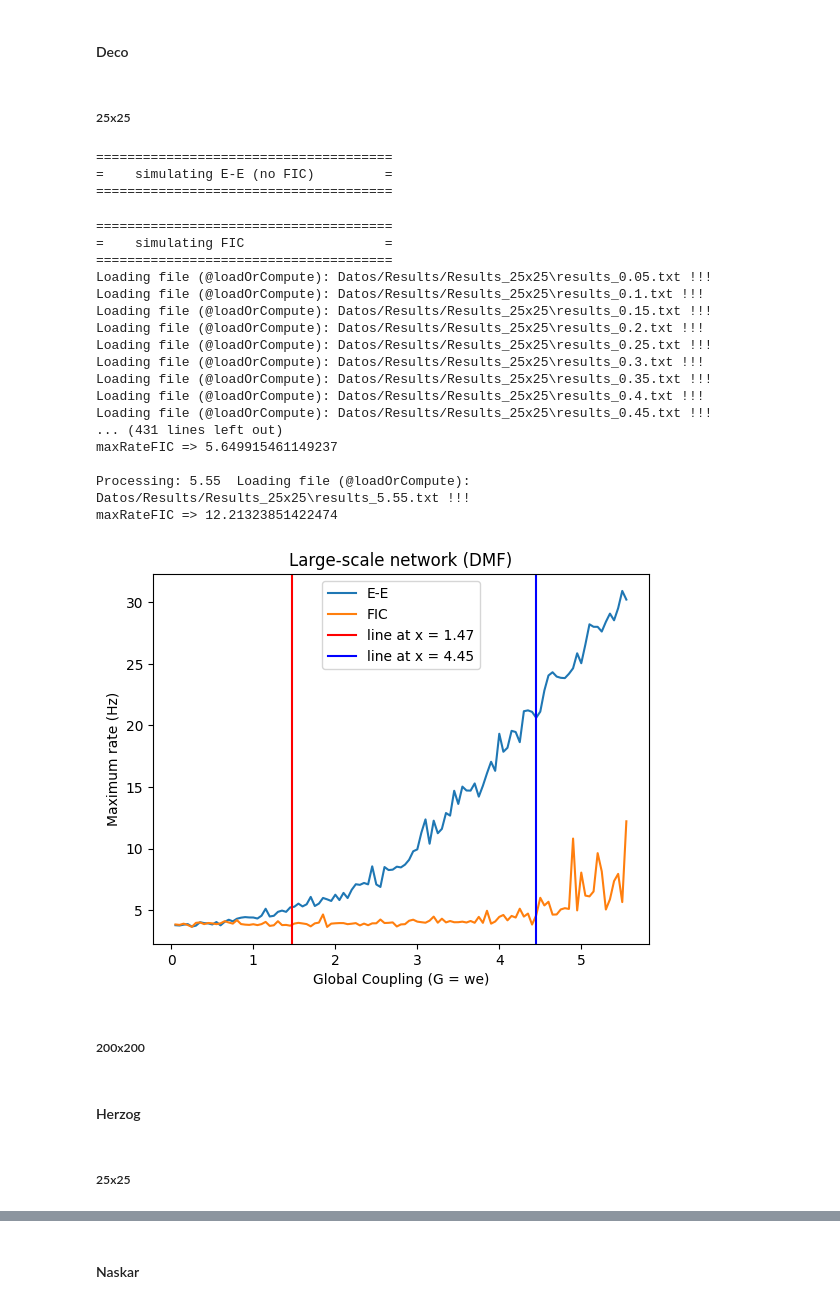
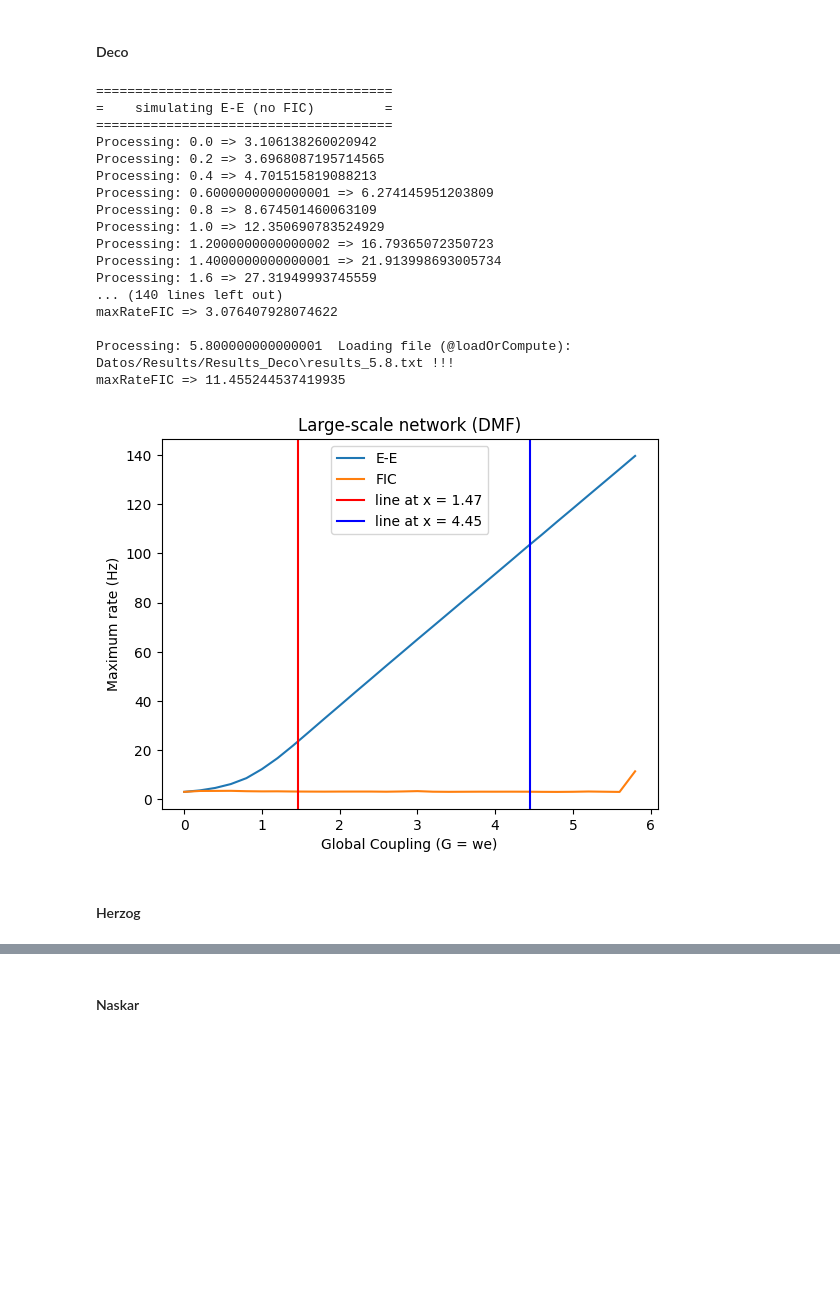
Before and after one commit to FaragoFa/Neuronas, a Jupyter notebook: Proyecto.ipynb, the cells around one changed output, grey strips where cells are left out. Cells and saved outputs as stored; diff of their text form; code cells hidden in the pictures; blank space fills up the shorter version.

```diff
--- a/Proyecto.ipynb
+++ b/Proyecto.ipynb
@@ -253,37 +241,30 @@ plt.show()
 ### Figura Large-scale network
 # %% [markdown]
 #### Deco
-# %% [markdown]
-##### 25x25
 # %%
-import Tests.Deco_Optim1 as fig_Deco
+import Tests.DecoEtAl2014.fig2 as fig_Deco
 
 # Carpeta destino
-folder_path = 'Datos/Results/Results_25x25'
+folder_path = 'Datos/Results/Results_Deco'
 
 # Calculo DMF
-fig_Deco.plotMaxFrecForAllWe(matriz_conectividad_promedio, fileName=os.path.join(folder_path, 'results_{}.txt'), num_processes=6, wEnd=5.5+0.01)
+fig_Deco.plotMaxFrecForAllWe(matriz_conectividad_promedio, fileName=os.path.join(folder_path, 'results_{}.txt'), wStep=0.2, wEnd= 5.8 + 0.001)
 # %% [output]
 ======================================
 =    simulating E-E (no FIC)         =
 ======================================
+Processing: 0.0 => 3.106138260020942
+Processing: 0.2 => 3.6968087195714565
+Processing: 0.4 => 4.701515819088213
+Processing: 0.6000000000000001 => 6.274145951203809
+Processing: 0.8 => 8.674501460063109
+Processing: 1.0 => 12.350690783524929
+Processing: 1.2000000000000002 => 16.79365072350723
+Processing: 1.4000000000000001 => 21.913998693005734
+Processing: 1.6 => 27.31949993745559
+... (140 lines left out)
+maxRateFIC => 3.076407928074622
+
+Processing: 5.800000000000001  Loading file (@loadOrCompute): Datos/Results/Results_Deco\results_5.8.txt !!!
+maxRateFIC => 11.455244537419935
-======================================
-=    simulating FIC                  =
-======================================
-Loading file (@loadOrCompute): Datos/Results/Results_25x25\results_0.05.txt !!!
-Loading file (@loadOrCompute): Datos/Results/Results_25x25\results_0.1.txt !!!
-Loading file (@loadOrCompute): Datos/Results/Results_25x25\results_0.15.txt !!!
-Loading file (@loadOrCompute): Datos/Results/Results_25x25\results_0.2.txt !!!
-Loading file (@loadOrCompute): Datos/Results/Results_25x25\results_0.25.txt !!!
-Loading file (@loadOrCompute): Datos/Results/Results_25x25\results_0.3.txt !!!
-Loading file (@loadOrCompute): Datos/Results/Results_25x25\results_0.35.txt !!!
-Loading file (@loadOrCompute): Datos/Results/Results_25x25\results_0.4.txt !!!
-Loading file (@loadOrCompute): Datos/Results/Results_25x25\results_0.45.txt !!!
-... (431 lines left out)
-maxRateFIC => 5.649915461149237
-
-Processing: 5.55  Loading file (@loadOrCompute): Datos/Results/Results_25x25\results_5.55.txt !!!
-maxRateFIC => 12.21323851422474
-[figure, old version]
+[figure, new version]
-# %% [markdown]
-##### 200x200
@@ -298,7 +271,5 @@ fig_Deco.plotMaxFrecForAllWe(matriz_conectividad_promedio, fileName=os.path.join
 # %% [markdown]
 #### Herzog
-# %% [markdown]
-##### 25x25
 # %%
 import Tests.Herzog as fig_Herzog
 
```
Also changed, not shown: parts of 21 cells of this notebook, 6 other files.
